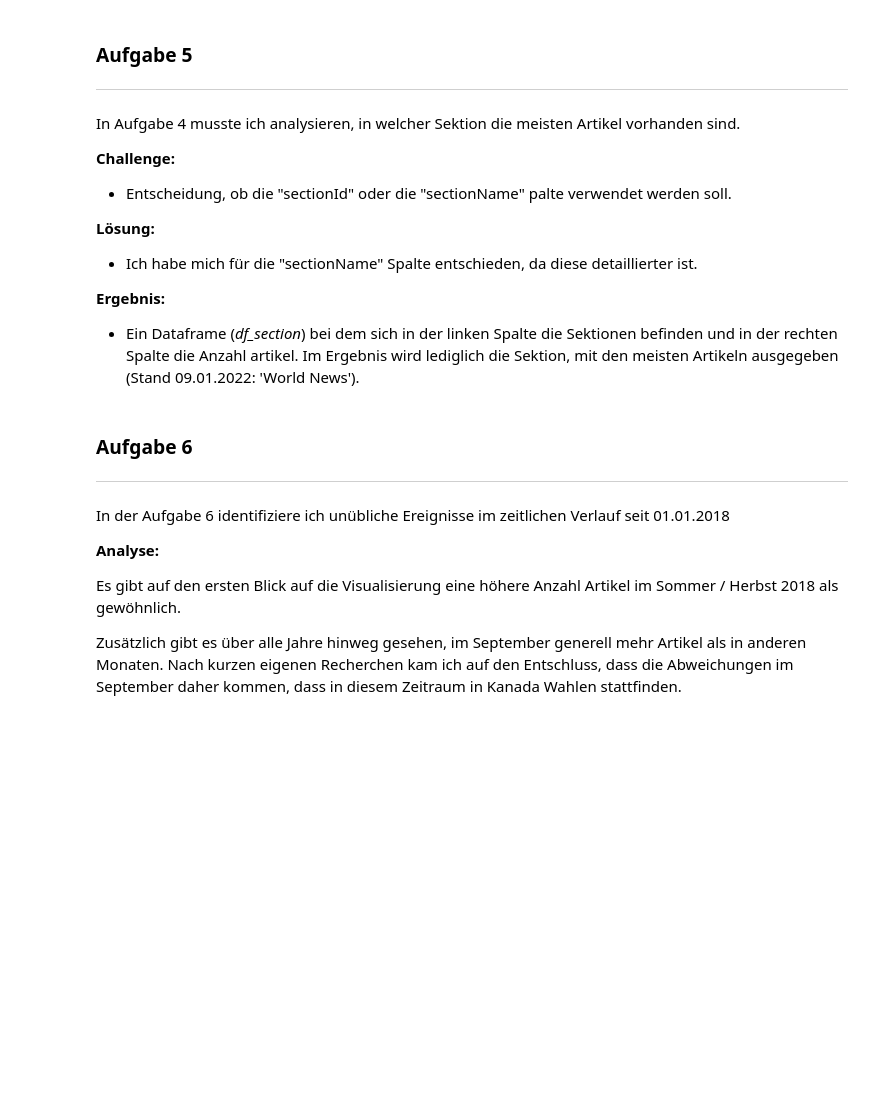
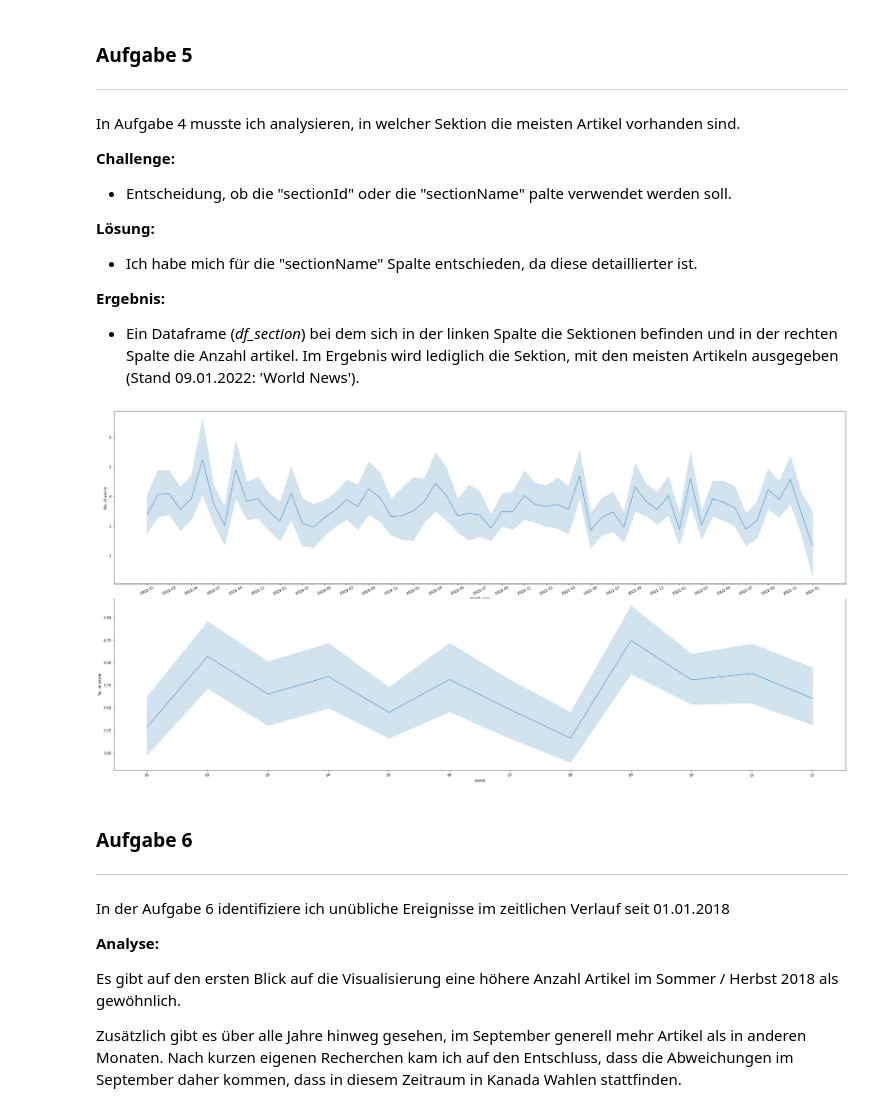
Before and after one commit to mrfischer621/Portfolio-Projects, a Jupyter notebook: Guardian_API/Guardian_API_Trudeau.ipynb, the cells around one changed output. Drawn from its saved outputs; the diff is of its cells as text; code cells hidden in the pictures; blank space fills up the shorter version.

```diff
--- a/Guardian_API/Guardian_API_Trudeau.ipynb
+++ b/Guardian_API/Guardian_API_Trudeau.ipynb
@@ -31,7 +32,7 @@ url = 'https://content.guardianapis.com/search'
 search_term = 'Justin Trudeau'
 date_today = date.today().strftime("%Y-%m-%d")
 
-params = {'api-key':'8eb7b724-c4d4-42f0-845a-0617f9495526',
+params = {'api-key':'test',
             'page-size':50, #Page Size 100 or 200 caused an error.
             'q':search_term,
             'from-date': "2018-01-01",
@@ -212,25 +279,28 @@ Im Ergebnis wird lediglich die Sektion, mit den meisten Artikeln ausgegeben (Sta
 # %%
 # TASK 5 - Show the evolution of the 'No. of articles? since 01.01.2018 until today
 import seaborn as sns
 %matplotlib inline
 
 # Had to change the index and add some date columns for a easier handling
 df_plot = df_date.reset_index()
 df_plot = df_plot.rename_axis(None, axis=1)
 df_plot['day'] = pd.to_datetime(df_plot['']).dt.to_period('D').dt.strftime('%d')
 df_plot['month-year'] = pd.to_datetime(df_plot['']).dt.to_period('M').dt.strftime('%Y %m')
 df_plot['month'] = pd.to_datetime(df_plot['']).dt.to_period('M').dt.strftime('%m')
 df_plot['year'] = pd.to_datetime(df_plot['']).dt.to_period('Y').dt.strftime('%Y')
 
 # Plot the data
 fig, ax = plt.subplots(nrows = 2, ncols = 1, figsize = (30, 15))
 sns.lineplot(x='month-year', y='No. of article', data=df_plot, ax=ax[0], alpha=0.8)
 sns.lineplot(x='month', y='No. of article', data=df_plot, ax=ax[1], alpha=0.8)
 
 # Style
 plt.tight_layout()
 ax[0].xaxis.set_tick_params(labelrotation=25)
+ax[0].set_xticks(ax[0].get_xticks()[::2])
 ax[1].xaxis.set_tick_params(labelrotation=25)
+# %% [output]
+[figure, added]
 # %% [markdown]
 ### Aufgabe 6
 ***
```
Also changed, not shown: parts of 11 cells of this notebook, 2 other files.
